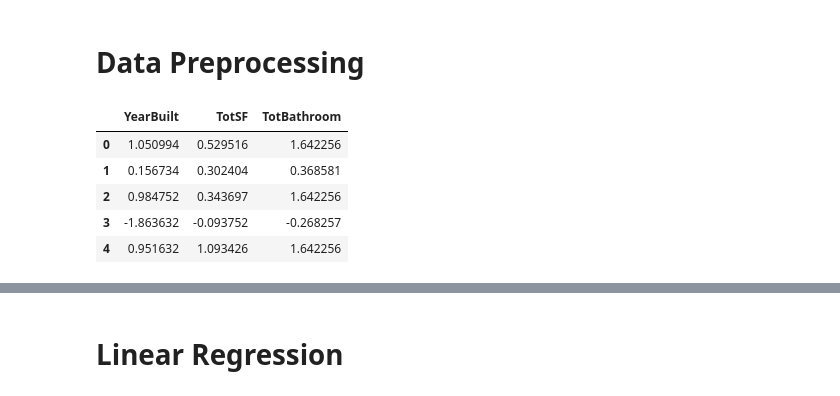
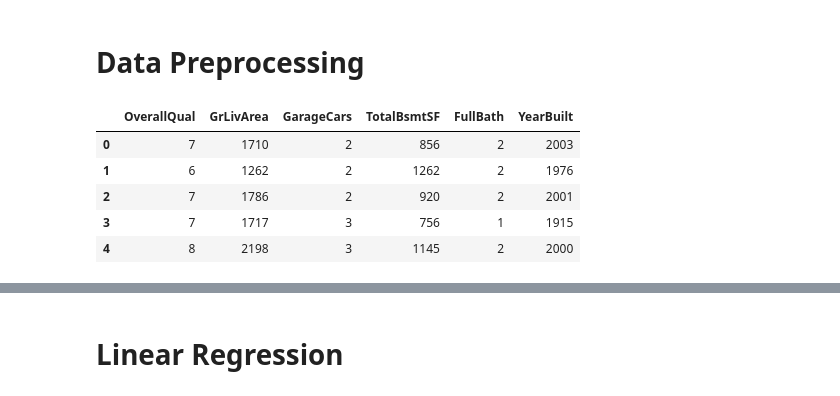
Before and after one commit to madelinehawkins/Training, a Jupyter notebook: House_Prices.ipynb, the cells around one changed output, grey strips where cells are left out. Cells and saved outputs as stored; diff of their text form; code cells hidden in the pictures.

```diff
--- a/House_Prices.ipynb
+++ b/House_Prices.ipynb
@@ -57,0 +45,5 @@ Index([u'Neighborhood', u'YearBuilt', u'OverallQual', u'CentralAir',
+# %%
+df_train = df.loc[:,['Id', 'OverallQual','GrLivArea','GarageCars','TotalBsmtSF','FullBath', \
+                     'YearBuilt' , 'SalePrice']]
+# Showing top 5 houses
+df_train[:5]
@@ -57,0 +83,10 @@ Index([u'Neighborhood', u'YearBuilt', u'OverallQual', u'CentralAir',
+# %%
+#deleting points
+df_train.sort_values(by = 'GrLivArea', ascending = False)[:2]
+df_train = df_train.drop(df_train[df_train['Id'] == 1299].index)
+df_train = df_train.drop(df_train[df_train['Id'] == 524].index)
+
+# That looks better
+var = 'GrLivArea'
+data = pd.concat([df_train['SalePrice'], df_train[var]], axis=1)
+data.plot.scatter(x=var, y='SalePrice', ylim=(0,800000));
@@ -65,22 +117,31 @@ df_y = df_bm.loc[:, ['SalePrice']]
+# %%
+df_train_80 = df_train[:per_80]
+df_X = df_train_80.loc[:,['OverallQual','GrLivArea','GarageCars','TotalBsmtSF','FullBath', \
+                     'YearBuilt']]
+df_y = df_train_80.loc[:, ['SalePrice']]
 # %% [markdown]
 # Data Preprocessing
 # %%
 from sklearn.preprocessing import StandardScaler
 
-scaler = StandardScaler()
+# scaler = StandardScaler()
 
-df_X[['YearBuilt', 'TotSF', 'TotBathroom']] \
-    = scaler.fit_transform(df_X[['YearBuilt', 'TotSF', 'TotBathroom']])
+# df_X[['GrLivArea', 'TotalBsmtSF', 'YearBuilt']] \
+  # = scaler.fit_transform(df_X[['GrLivArea', 'TotalBsmtSF', 'YearBuilt']])
 
-#view transformed set
+# var = 'TotSF'
+# data = pd.concat([df_y['SalePrice'], df_X[var]], axis=1)
+# data.plot.scatter(x=var, y='SalePrice', ylim=(0,800000));
+
+# view the first 5 houses transformed set
 df_X[:5]
 # %% [output]
-|  | YearBuilt | TotSF | TotBathroom |
-| 0 | 1.050994 | 0.529516 | 1.642256 |
-| 1 | 0.156734 | 0.302404 | 0.368581 |
-| 2 | 0.984752 | 0.343697 | 1.642256 |
-| 3 | -1.863632 | -0.093752 | -0.268257 |
-| 4 | 0.951632 | 1.093426 | 1.642256 |
+|  | OverallQual | GrLivArea | GarageCars | TotalBsmtSF | FullBath | YearBuilt |
+| 0 | 7 | 1710 | 2 | 856 | 2 | 2003 |
+| 1 | 6 | 1262 | 2 | 1262 | 2 | 1976 |
+| 2 | 7 | 1786 | 2 | 920 | 2 | 2001 |
+| 3 | 7 | 1717 | 3 | 756 | 1 | 1915 |
+| 4 | 8 | 2198 | 3 | 1145 | 2 | 2000 |
 # %%
 import torch
 from torch.autograd import Variable
```
Also changed, not shown: parts of 24 cells of this notebook.
